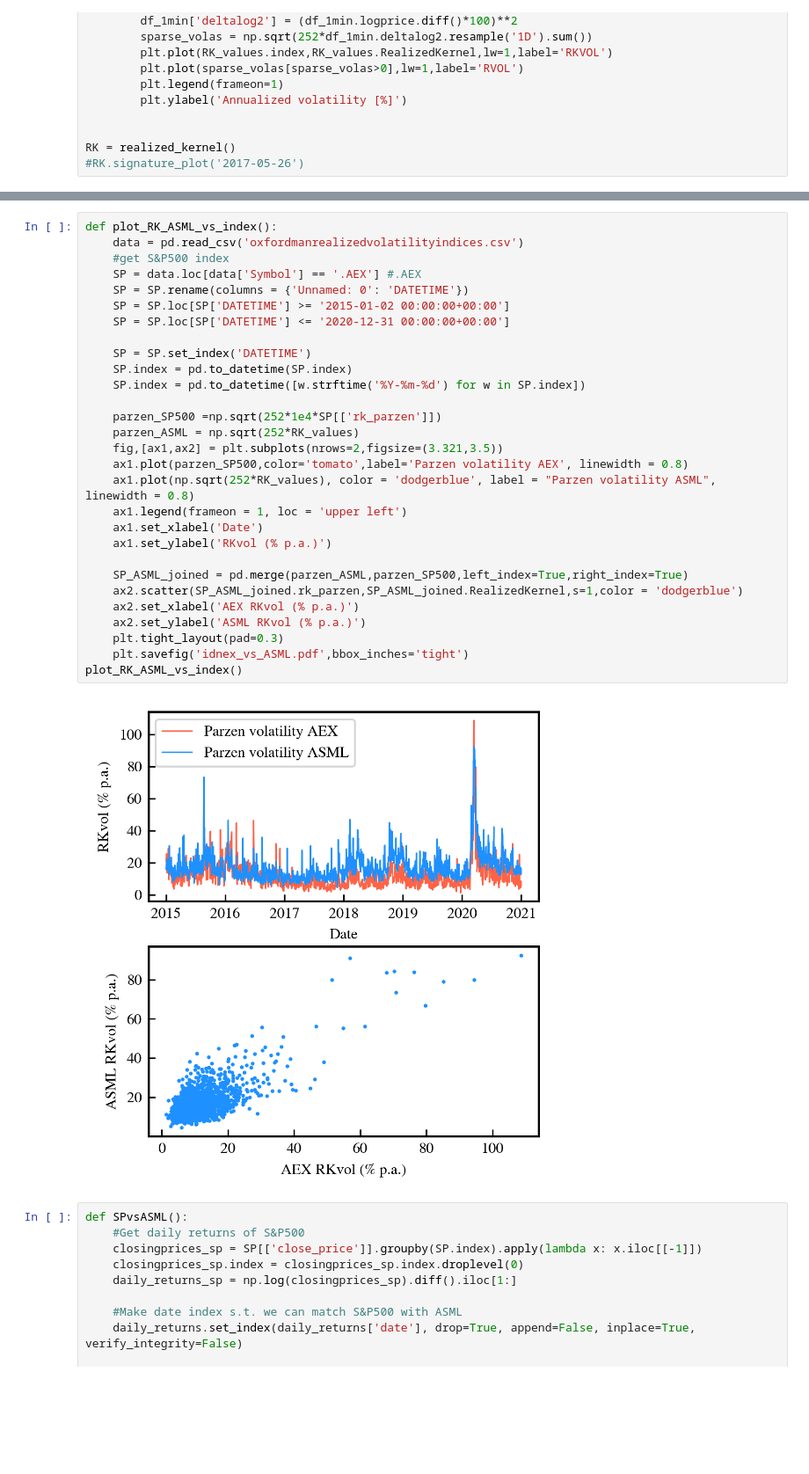
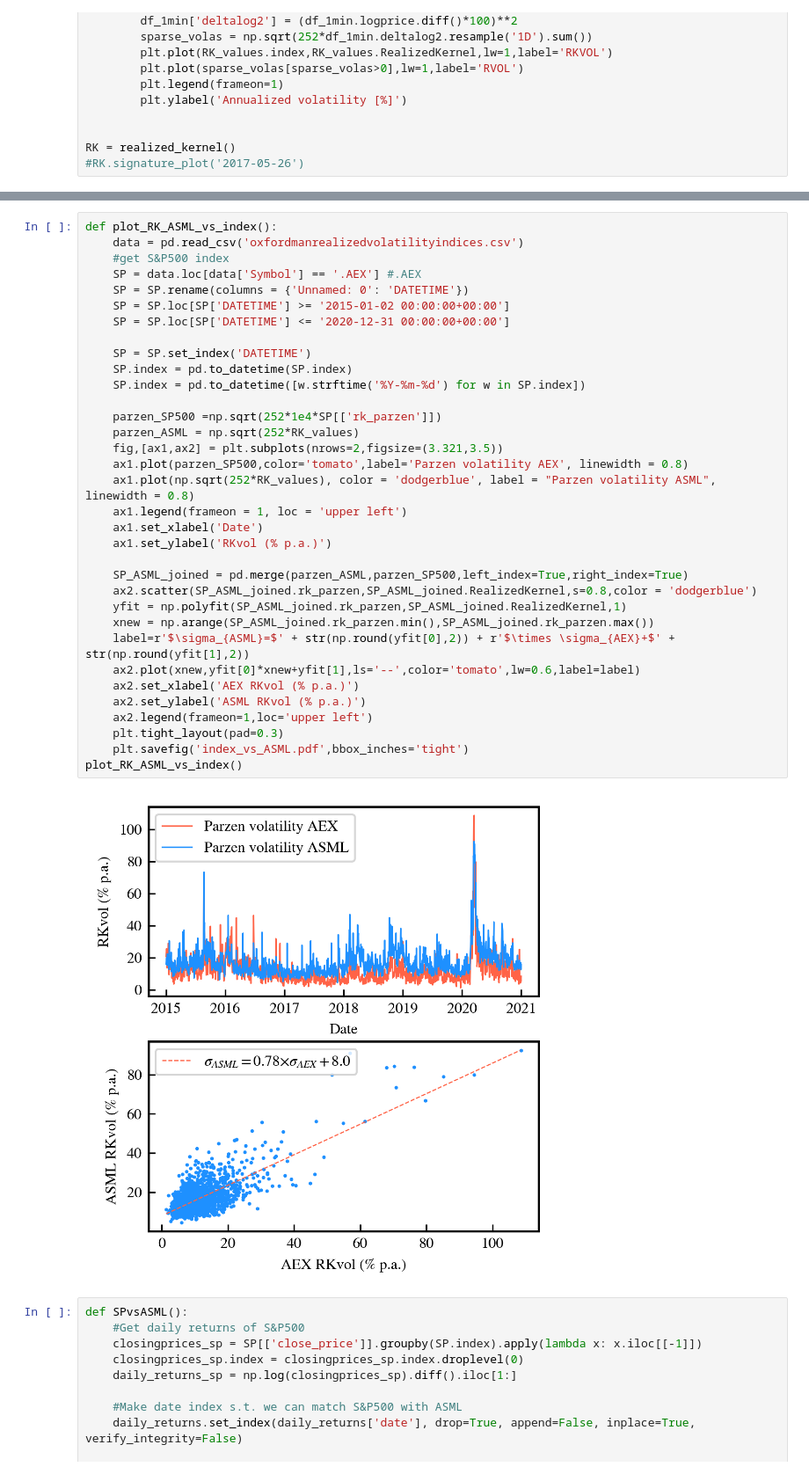
Before and after one commit to LuukOudshoorn25/HighFrequencyTrading, a Jupyter notebook: Code.ipynb, the cells around one changed output, grey strips where cells are left out. Shown at 88% size. Saved outputs shown, nothing was run; the diff lists cells and outputs as text; blank space fills up the shorter version.

Commit message:
Figure update again

```diff
--- a/Code.ipynb
+++ b/Code.ipynb
@@ -441,34 +438,39 @@ RK_values.index = pd.to_datetime(RK_values.index)
 # %%
 def plot_RK_ASML_vs_index():
     data = pd.read_csv('oxfordmanrealizedvolatilityindices.csv')
     #get S&P500 index
     SP = data.loc[data['Symbol'] == '.AEX'] #.AEX
     SP = SP.rename(columns = {'Unnamed: 0': 'DATETIME'})
     SP = SP.loc[SP['DATETIME'] >= '2015-01-02 00:00:00+00:00']
     SP = SP.loc[SP['DATETIME'] <= '2020-12-31 00:00:00+00:00']
 
     SP = SP.set_index('DATETIME')
     SP.index = pd.to_datetime(SP.index)
     SP.index = pd.to_datetime([w.strftime('%Y-%m-%d') for w in SP.index])
 
     parzen_SP500 =np.sqrt(252*1e4*SP[['rk_parzen']])
     parzen_ASML = np.sqrt(252*RK_values)
     fig,[ax1,ax2] = plt.subplots(nrows=2,figsize=(3.321,3.5))
     ax1.plot(parzen_SP500,color='tomato',label='Parzen volatility AEX', linewidth = 0.8)
     ax1.plot(np.sqrt(252*RK_values), color = 'dodgerblue', label = "Parzen volatility ASML", linewidth = 0.8)
     ax1.legend(frameon = 1, loc = 'upper left')
     ax1.set_xlabel('Date')
     ax1.set_ylabel('RKvol (% p.a.)')
 
     SP_ASML_joined = pd.merge(parzen_ASML,parzen_SP500,left_index=True,right_index=True)
-    ax2.scatter(SP_ASML_joined.rk_parzen,SP_ASML_joined.RealizedKernel,s=1,color = 'dodgerblue')
+    ax2.scatter(SP_ASML_joined.rk_parzen,SP_ASML_joined.RealizedKernel,s=0.8,color = 'dodgerblue')
+    yfit = np.polyfit(SP_ASML_joined.rk_parzen,SP_ASML_joined.RealizedKernel,1)
+    xnew = np.arange(SP_ASML_joined.rk_parzen.min(),SP_ASML_joined.rk_parzen.max())
+    label=r'$\sigma_{ASML}=$' + str(np.round(yfit[0],2)) + r'$\times \sigma_{AEX}+$' + str(np.round(yfit[1],2))
+    ax2.plot(xnew,yfit[0]*xnew+yfit[1],ls='--',color='tomato',lw=0.6,label=label)
     ax2.set_xlabel('AEX RKvol (% p.a.)')
     ax2.set_ylabel('ASML RKvol (% p.a.)')
+    ax2.legend(frameon=1,loc='upper left')
     plt.tight_layout(pad=0.3)
-    plt.savefig('idnex_vs_ASML.pdf',bbox_inches='tight')
+    plt.savefig('index_vs_ASML.pdf',bbox_inches='tight')
 plot_RK_ASML_vs_index()
 # %% [output]
-[figure, old version]
+[figure, new version]
 # %%
 def SPvsASML():
     #Get daily returns of S&P500
```
Also changed, not shown: parts of 1 cell of this notebook, 2 other files.
